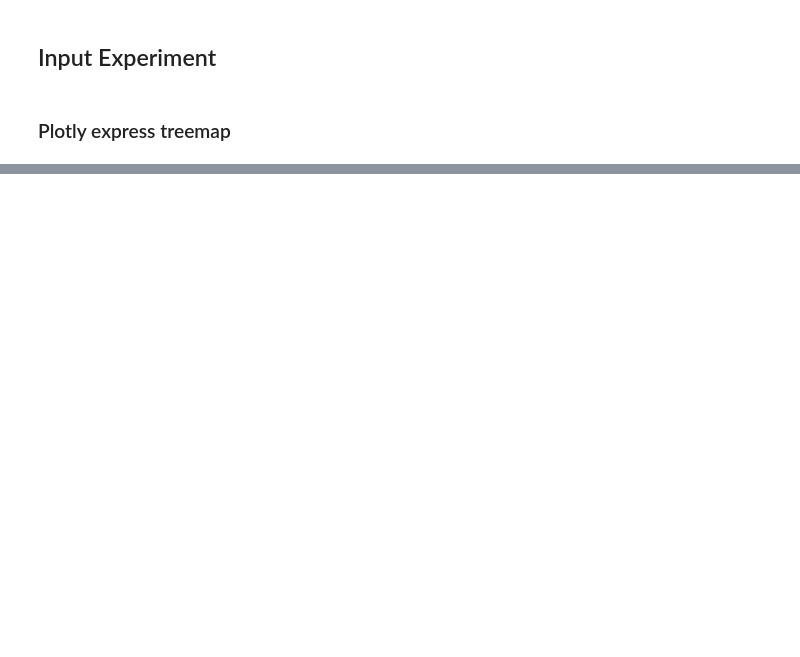
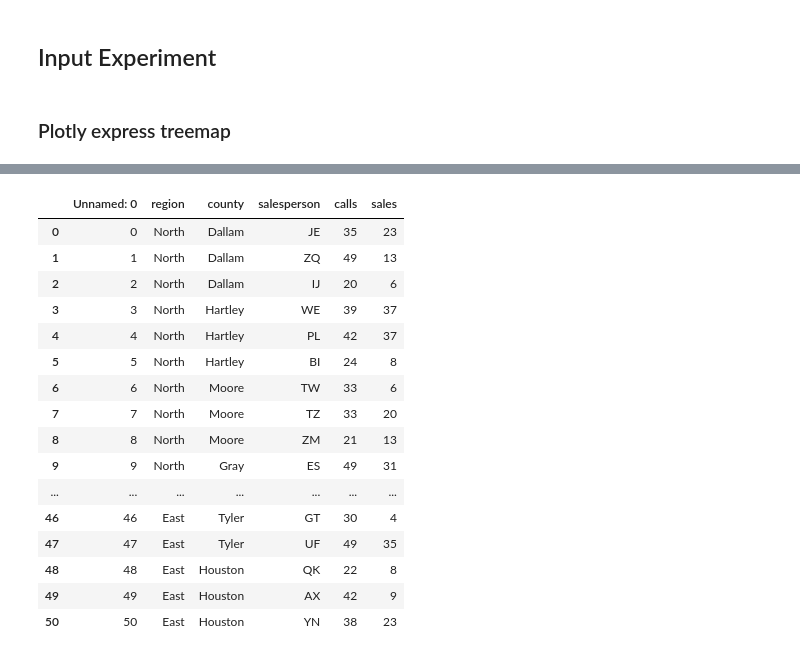
Before and after one commit to simon-mellergaard/datavis, a Jupyter notebook: Experiments/bokeh_exp_1.ipynb, the cells around one changed output, grey strips where cells are left out. Saved outputs shown, nothing was run; the diff lists cells and outputs as text; code cells hidden in the pictures; blank space fills up the shorter version.

```diff
--- a/Experiments/bokeh_exp_1.ipynb
+++ b/Experiments/bokeh_exp_1.ipynb
@@ -194,0 +194,20 @@ fig_go.show()
+# %%
+df
+# %% [output]
+|  | Unnamed: 0 | region | county | salesperson | calls | sales |
+| 0 | 0 | North | Dallam | JE | 35 | 23 |
+| 1 | 1 | North | Dallam | ZQ | 49 | 13 |
+| 2 | 2 | North | Dallam | IJ | 20 | 6 |
+| 3 | 3 | North | Hartley | WE | 39 | 37 |
+| 4 | 4 | North | Hartley | PL | 42 | 37 |
+| 5 | 5 | North | Hartley | BI | 24 | 8 |
+| 6 | 6 | North | Moore | TW | 33 | 6 |
+| 7 | 7 | North | Moore | TZ | 33 | 20 |
+| 8 | 8 | North | Moore | ZM | 21 | 13 |
+| 9 | 9 | North | Gray | ES | 49 | 31 |
+| ... | ... | ... | ... | ... | ... | ... |
+| 46 | 46 | East | Tyler | GT | 30 | 4 |
+| 47 | 47 | East | Tyler | UF | 49 | 35 |
+| 48 | 48 | East | Houston | QK | 22 | 8 |
+| 49 | 49 | East | Houston | AX | 42 | 9 |
+| 50 | 50 | East | Houston | YN | 38 | 23 |
```
Also changed, not shown: parts of 9 cells of this notebook, 1 other file.
